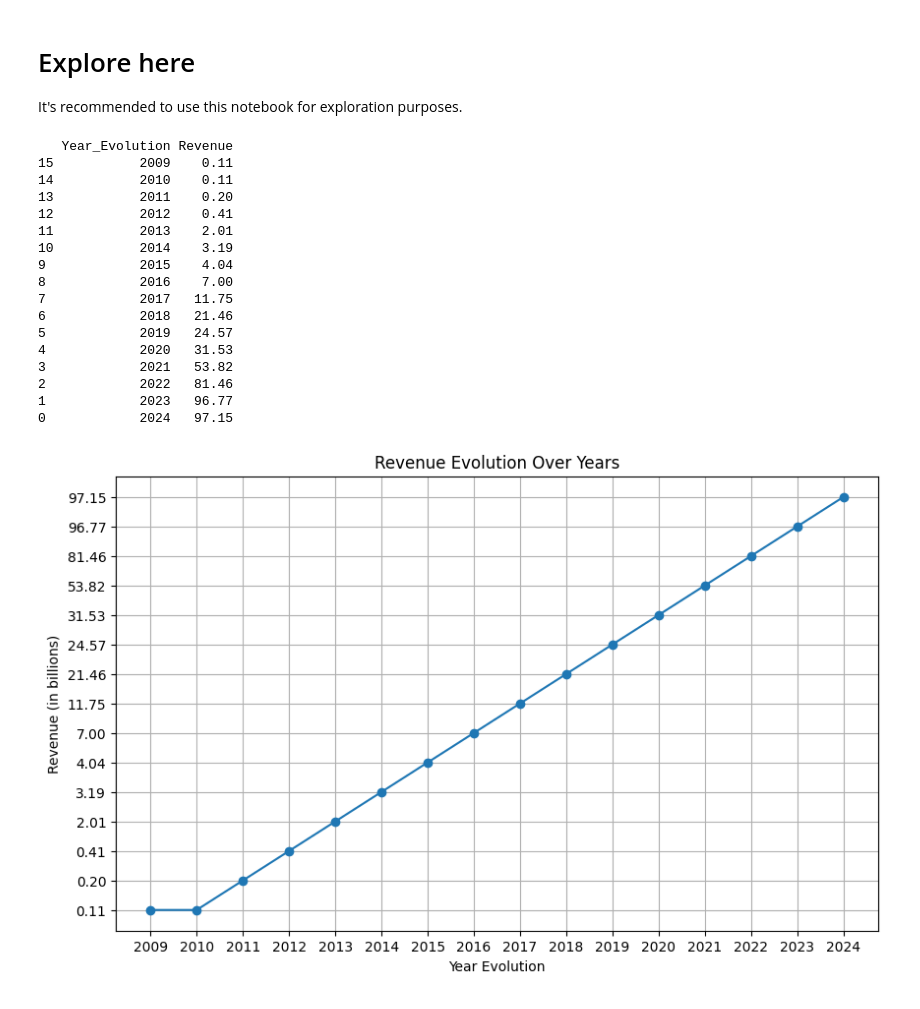
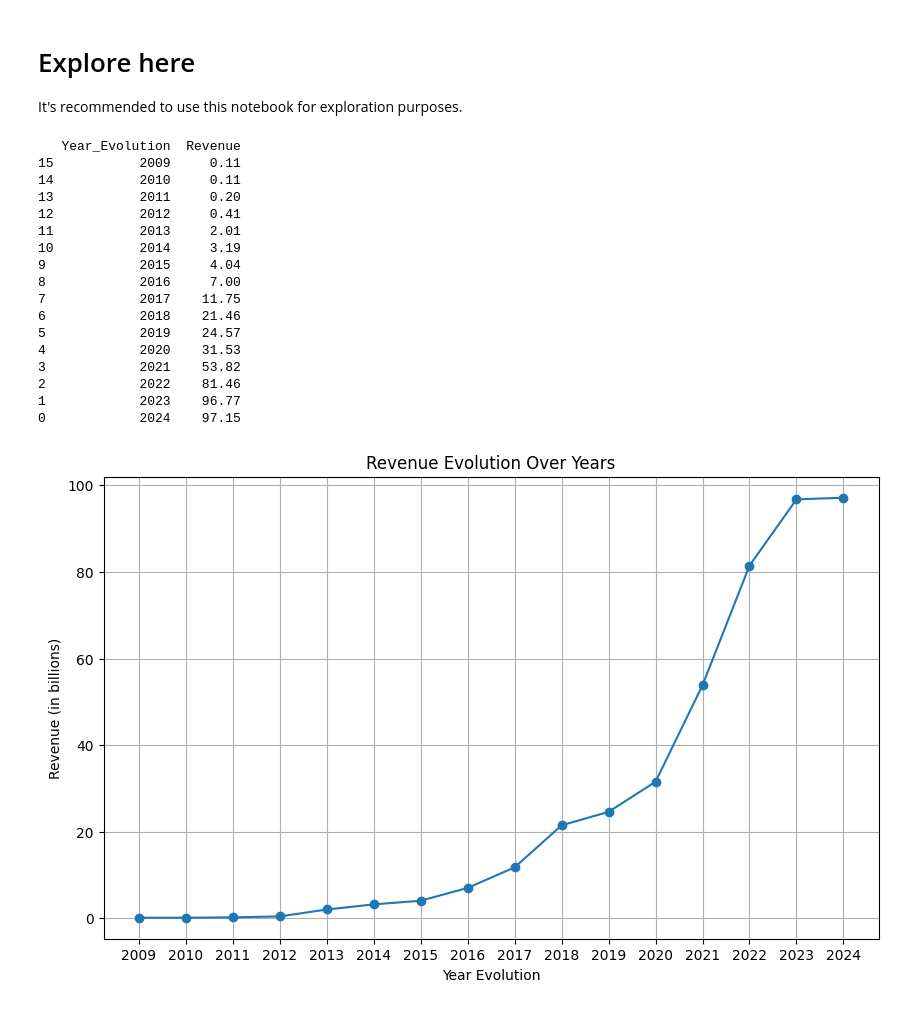
Before and after one commit to 4GeeksAcademy/MikeB-web-scraping-project-tutorial, a Jupyter notebook: src/explore.ipynb, the cells around one changed output. Saved outputs shown, nothing was run; the diff lists cells and outputs as text; code cells hidden in the pictures.

```diff
--- a/src/explore.ipynb
+++ b/src/explore.ipynb
@@ -46,6 +46,7 @@ df = pd.DataFrame({
     'Revenue': rev_list
 })
 
+df['Revenue']=df['Revenue'].astype(float)
 df = df.sort_values('Year_Evolution')
 print(df)
 
@@ -56,7 +57,7 @@ cursor.execute ('''
 CREATE TABLE IF NOT EXISTS ScrapedData (
     id INTEGER PRIMARY KEY,
     Year_Evolution TEXT,
-    Revenue TEXT
+    Revenue FLOAT
 )
 ''')
 
@@ -95 +96 @@ plt.show()
-[figure, old version]
+[figure, new version]
```
Also changed, not shown: 3 other files.
